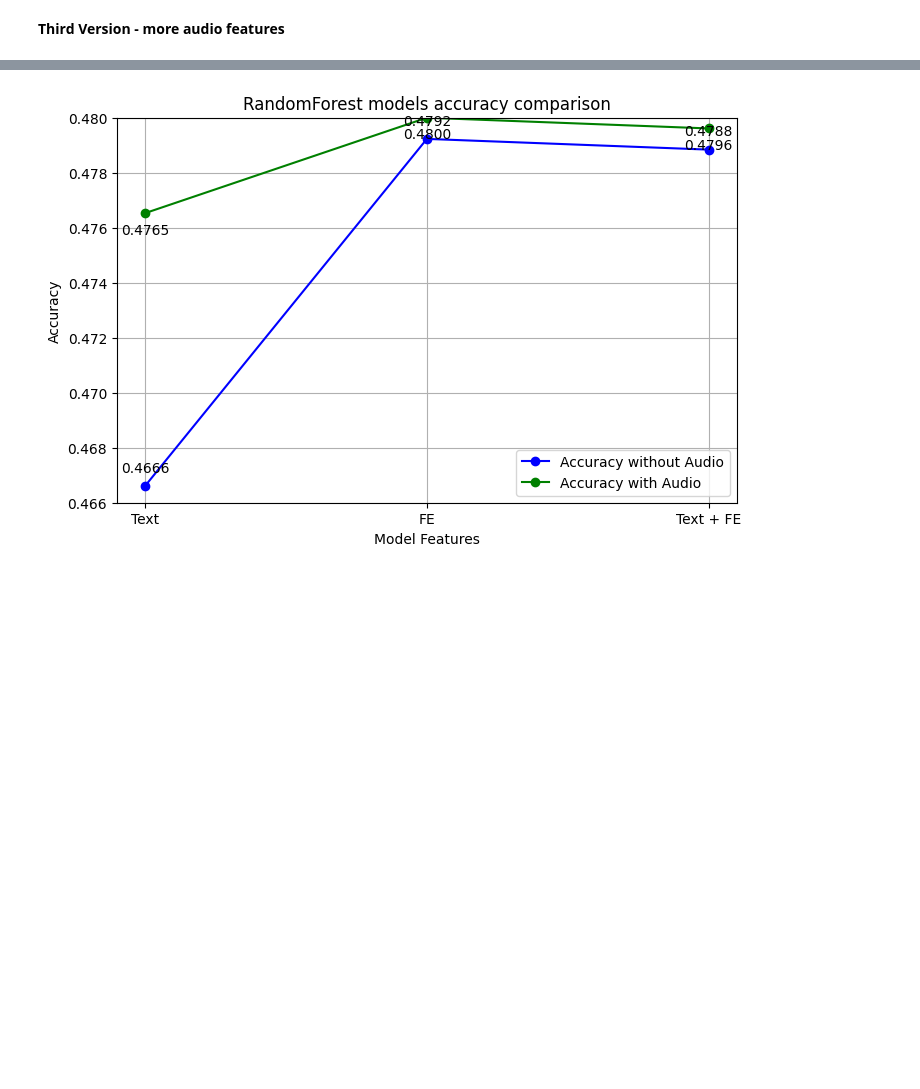
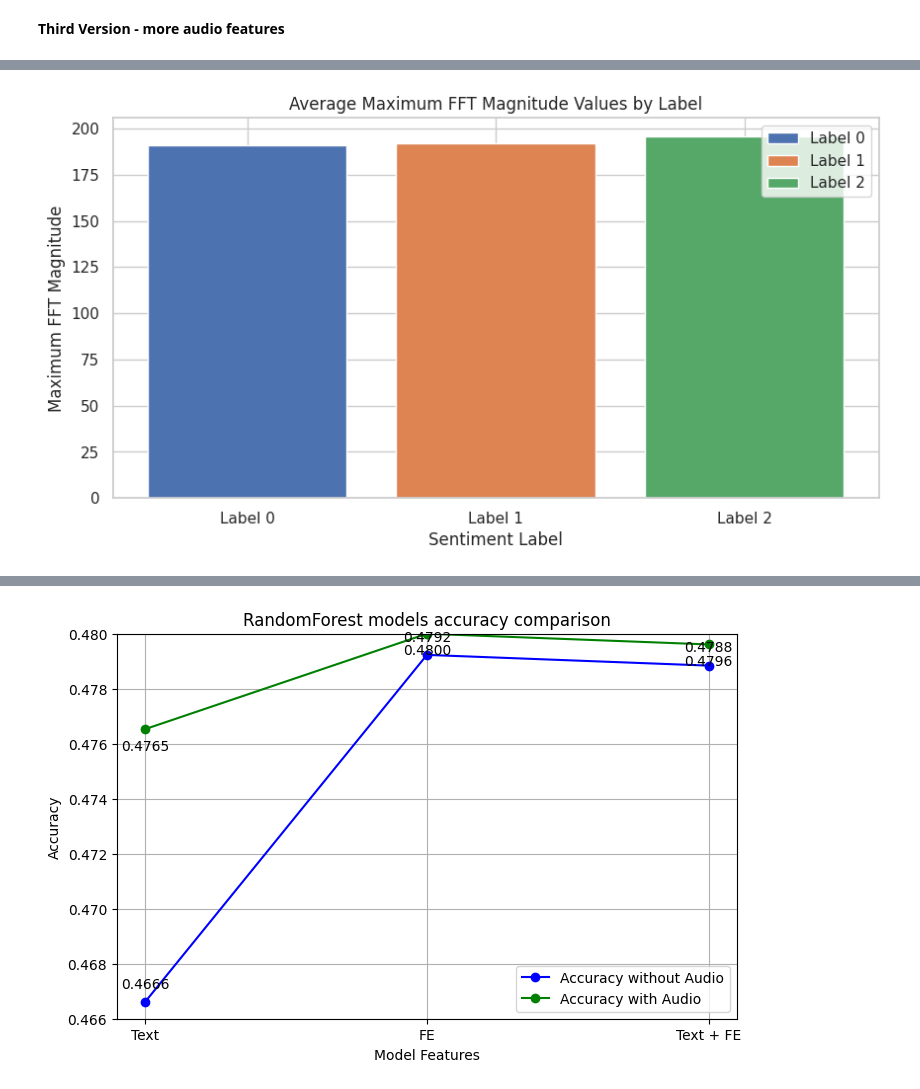
Before and after one commit to ItayOfer/nlp-with-audio, a Jupyter notebook: DescriptiveStatistics/descriptive_statistics.ipynb, the cells around one changed output, grey strips where cells are left out. Saved outputs shown, nothing was run; the diff lists cells and outputs as text; code cells hidden in the pictures; blank space fills up the shorter version.

```diff
--- a/DescriptiveStatistics/descriptive_statistics.ipynb
+++ b/DescriptiveStatistics/descriptive_statistics.ipynb
@@ -499,3 +572,48 @@ def plot_average_fft(audio_dict, sample_rate):
     plt.show()
 
 plot_average_fft(dev_audio_dict, 44100)
+# %%
+def plot_filtered_maxima_by_label(audio_dict, sr, max_freq=5000):
+    """
+    Computes and plots the maximum FFT magnitude values of waveforms in the audio dictionary, separated by labels, up to a specified maximum frequency.
+
+    Parameters:
+    - audio_dict: Dictionary containing multiple audio data entries. Each entry is expected to have 'waveforms' key with an audio waveform array and 'label' key with the category.
+    - sr: Sample rate of the audio data.
+    - max_freq: The maximum frequency to consider for filtering.
+    """
+    max_values = {0: [], 1: [], 2: []}
+
+    for scene_id, data in audio_dict.items():
+        label = data['label'].item()  # get the label
+        waveform = data['waveforms'][0].numpy()  # extract the first channel waveform and convert to numpy array if necessary
+        fft_values = np.fft.fft(waveform)
+        frequencies = np.fft.fftfreq(len(waveform), 1 / sr)
+        magnitudes = np.abs(fft_values)
+
+        # Filter to only consider frequencies up to max_freq
+        mask = (frequencies >= 0) & (frequencies <= max_freq)
+        filtered_magnitudes = magnitudes[mask]
+
+        # Find the maximum magnitude within the filtered range
+        if len(filtered_magnitudes) > 0:
+            max_values[label].append(np.max(filtered_magnitudes))
+
+    # Plotting all labels on the same plot for max values
+    plt.figure(figsize=(10, 5))
+    for label in max_values:
+        if max_values[label]:  # only plot if there are max values for this label
+            avg_max = np.mean(max_values[label])
+            plt.bar(f'Label {label}', avg_max, label=f'Label {label}')
+
+    plt.title('Average Maximum FFT Magnitude Values by Label')
+    plt.xlabel('Sentiment Label')
+    plt.ylabel('Maximum FFT Magnitude')
+    plt.grid(True)
+    plt.legend()
+    plt.show()
+
+# Example usage
+plot_filtered_maxima_by_label(train_audio_dict, 44100, 2000)
+# %% [output]
+[figure, added]
```
Also changed, not shown: parts of 19 cells of this notebook.
